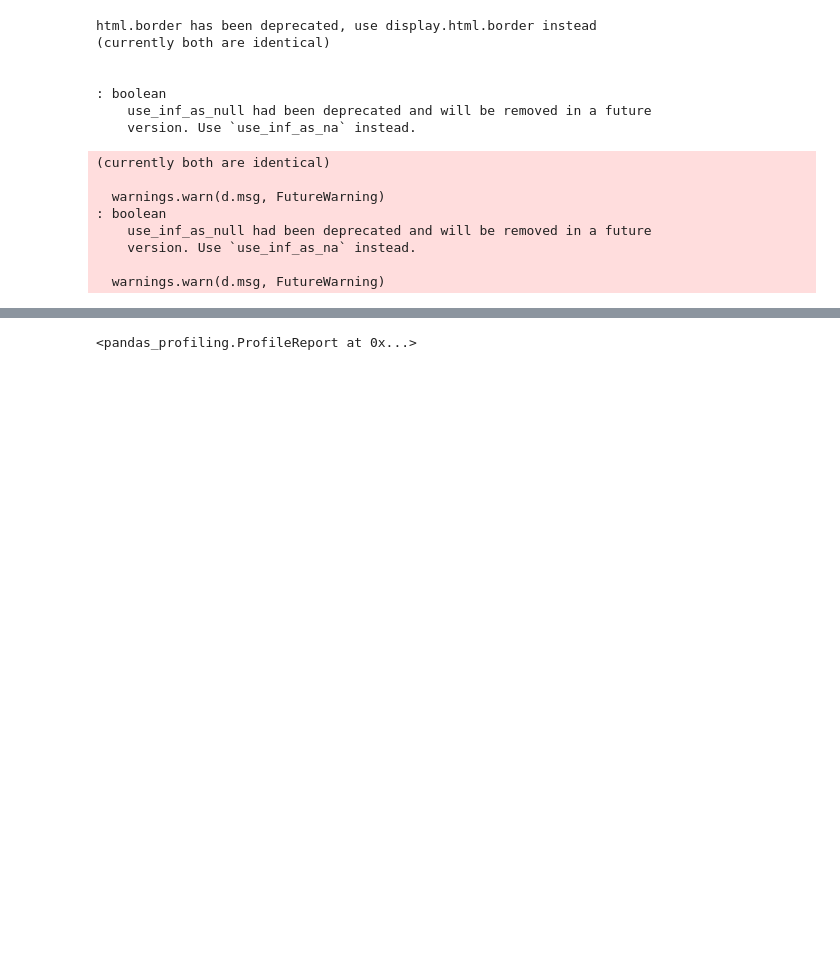
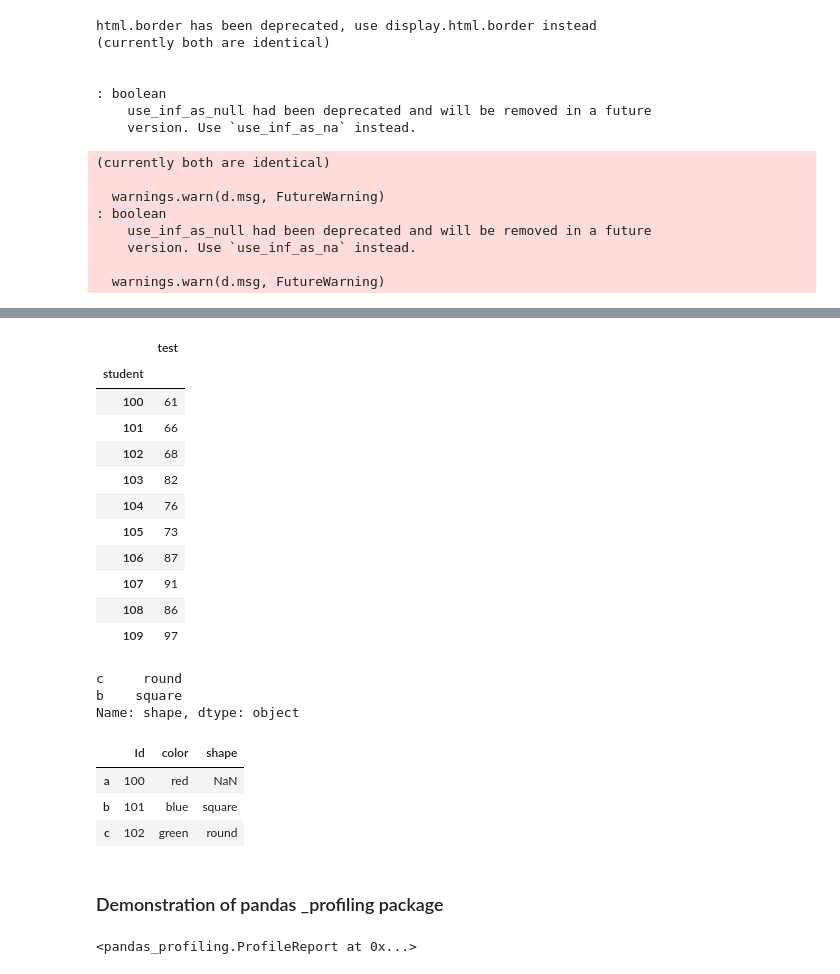
Before and after one commit to katamit/Data-Science, a Jupyter notebook: Pandas_notebooks/Pandas_Tut_data_school.ipynb, the cells around one changed output, grey strips where cells are left out. Saved outputs shown, nothing was run; the diff lists cells and outputs as text; code cells hidden in the pictures; blank space fills up the shorter version.

```diff
--- a/Pandas_notebooks/Pandas_Tut_data_school.ipynb
+++ b/Pandas_notebooks/Pandas_Tut_data_school.ipynb
@@ -1471,3 +1513,37 @@ html.border has been deprecated, use display.html.border instead
+# %%
+pd.DataFrame({'student':np.arange(100,110,1),'test':np.random.randint(60,101,10)}).set_index('student')
+# %% [output]
+|  | test |
+| student |  |
+| 100 | 61 |
+| 101 | 66 |
+| 102 | 68 |
+| 103 | 82 |
+| 104 | 76 |
+| 105 | 73 |
+| 106 | 87 |
+| 107 | 91 |
+| 108 | 86 |
+| 109 | 97 |
+# %%
+s =pd.Series(['round','square'],index=['c','b'],name='shape')
+s
+# %% [output]
+c     round
+b    square
+Name: shape, dtype: object
+# %%
+pd.concat([df,s],axis=1,sort=True)
+#  Note there thing the series name is now the column name
+#  and the values of series are aligned with index
+# and the missing index values are replace with Nan
+# %% [output]
+|  | Id | color | shape |
+| a | 100 | red | NaN |
+| b | 101 | blue | square |
+| c | 102 | green | round |
+# %% [markdown]
+### Demonstration of pandas _profiling package
 # %%
 import pandas_profiling as pf
 # %%
```
Also changed, not shown: parts of 6 cells of this notebook, 30 other files.
